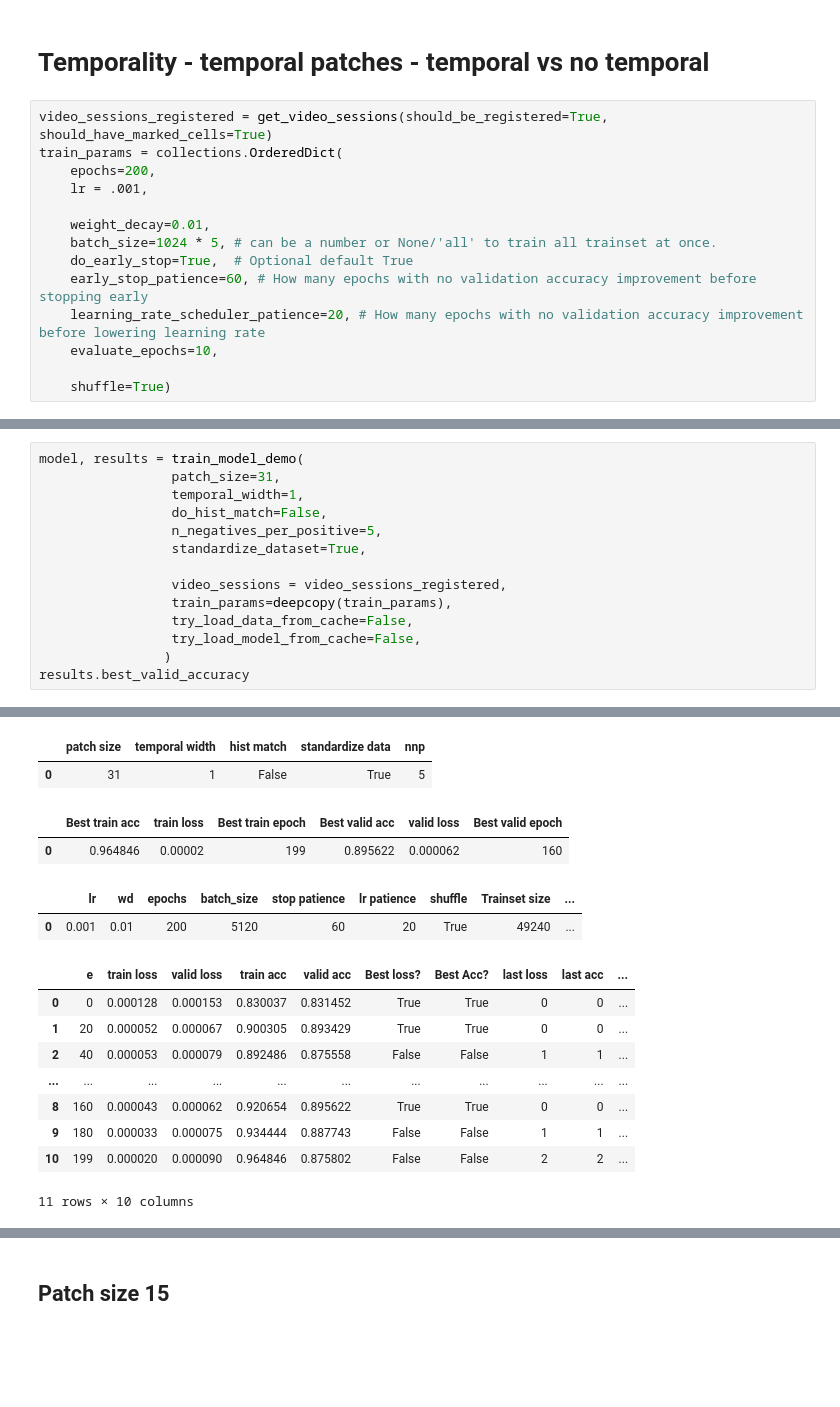
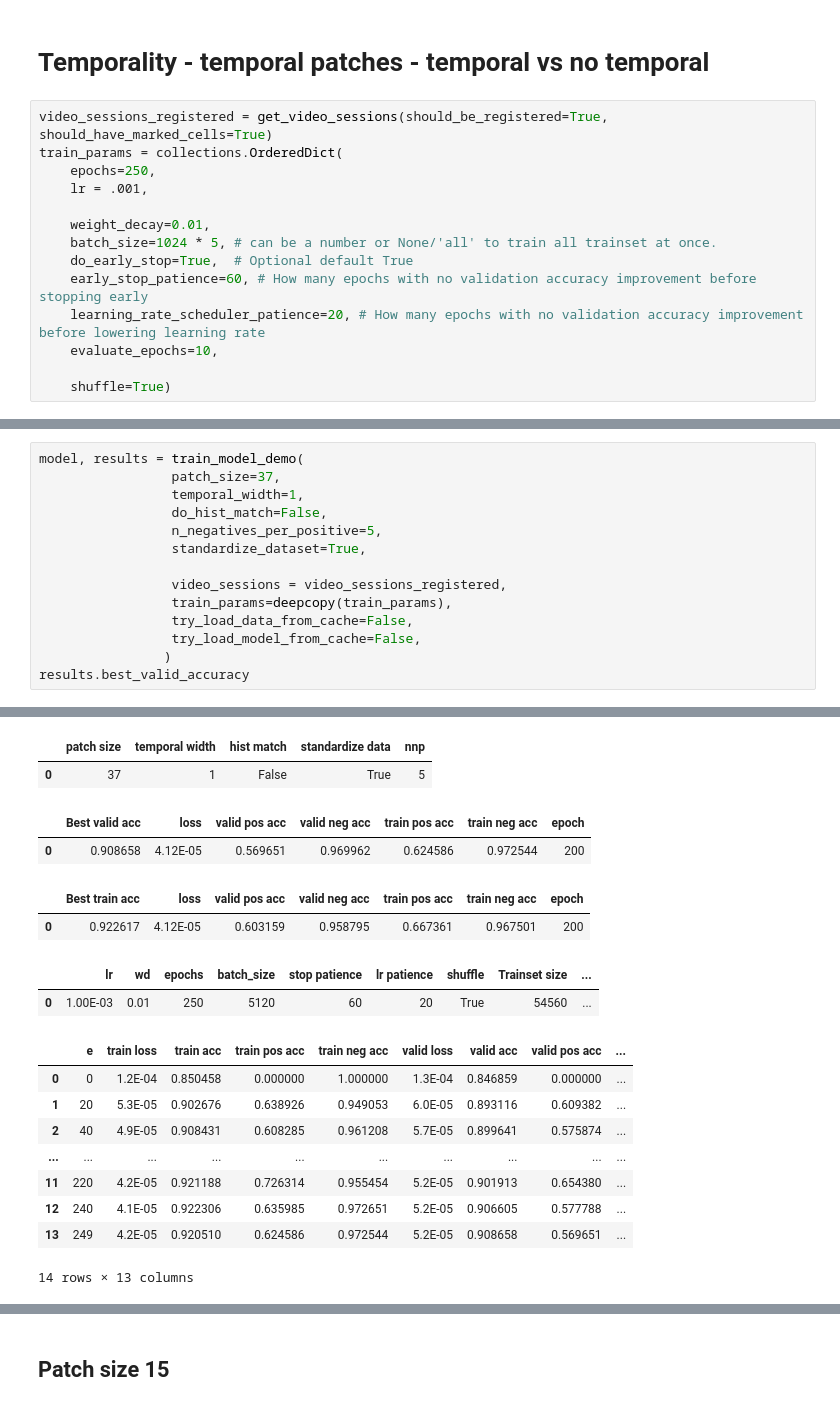
Before and after one commit to cchadj/cell-tracking-ucl-thesis, a Jupyter notebook: train-model-minimal-Copy1.ipynb, the cells around one changed output, grey strips where cells are left out. Cells and saved outputs as stored; diff of their text form; blank space fills up the shorter version.

```diff
--- a/train-model-minimal-Copy1.ipynb
+++ b/train-model-minimal-Copy1.ipynb
@@ -357,7 +367,7 @@ Negative accuracy:       0.976
 # %%
 video_sessions_registered = get_video_sessions(should_be_registered=True, should_have_marked_cells=True)
 train_params = collections.OrderedDict(
-    epochs=200,
+    epochs=250,
     lr = .001,
 
     weight_decay=0.01,
@@ -526,6 +762,6 @@ Negative accuracy:       0.985
 # %%
 model, results = train_model_demo(
-                 patch_size=31,
+                 patch_size=37,
                  temporal_width=1,
                  do_hist_match=False,
                  n_negatives_per_positive=5,
@@ -542,17 +778,19 @@ results.best_valid_accuracy
 'Training new model.'
 'You can interrupt(ctr - C or interrupt kernel in notebook) any time to get the model with the best validation accuracy at the current time.'
 |  | patch size | temporal width | hist match | standardize data | nnp |
-| 0 | 31 | 1 | False | True | 5 |
+| 0 | 37 | 1 | False | True | 5 |
-|  | Best train acc | train loss | Best train epoch | Best valid acc | valid loss | Best valid epoch |
-| 0 | 0.964846 | 0.00002 | 199 | 0.895622 | 0.000062 | 160 |
+|  | Best valid acc | loss | valid pos acc | valid neg acc | train pos acc | train neg acc | epoch |
+| 0 | 0.908658 | 4.12E-05 | 0.569651 | 0.969962 | 0.624586 | 0.972544 | 200 |
-|  | lr | wd | epochs | batch_size | stop patience | lr patience | shuffle | Trainset size | ... |
-| 0 | 0.001 | 0.01 | 200 | 5120 | 60 | 20 | True | 49240 | ... |
+|  | Best train acc | loss | valid pos acc | valid neg acc | train pos acc | train neg acc | epoch |
+| 0 | 0.922617 | 4.12E-05 | 0.603159 | 0.958795 | 0.667361 | 0.967501 | 200 |
-|  | e | train loss | valid loss | train acc | valid acc | Best loss? | Best Acc? | last loss | last acc | ... |
-| 0 | 0 | 0.000128 | 0.000153 | 0.830037 | 0.831452 | True | True | 0 | 0 | ... |
-| 1 | 20 | 0.000052 | 0.000067 | 0.900305 | 0.893429 | True | True | 0 | 0 | ... |
-| 2 | 40 | 0.000053 | 0.000079 | 0.892486 | 0.875558 | False | False | 1 | 1 | ... |
-| ... | ... | ... | ... | ... | ... | ... | ... | ... | ... | ... |
-| 8 | 160 | 0.000043 | 0.000062 | 0.920654 | 0.895622 | True | True | 0 | 0 | ... |
-| 9 | 180 | 0.000033 | 0.000075 | 0.934444 | 0.887743 | False | False | 1 | 1 | ... |
-| 10 | 199 | 0.000020 | 0.000090 | 0.964846 | 0.875802 | False | False | 2 | 2 | ... |
+|  | lr | wd | epochs | batch_size | stop patience | lr patience | shuffle | Trainset size | ... |
+| 0 | 1.00E-03 | 0.01 | 250 | 5120 | 60 | 20 | True | 54560 | ... |
+|  | e | train loss | train acc | train pos acc | train neg acc | valid loss | valid acc | valid pos acc | ... |
+| 0 | 0 | 1.2E-04 | 0.850458 | 0.000000 | 1.000000 | 1.3E-04 | 0.846859 | 0.000000 | ... |
+| 1 | 20 | 5.3E-05 | 0.902676 | 0.638926 | 0.949053 | 6.0E-05 | 0.893116 | 0.609382 | ... |
+| 2 | 40 | 4.9E-05 | 0.908431 | 0.608285 | 0.961208 | 5.7E-05 | 0.899641 | 0.575874 | ... |
+| ... | ... | ... | ... | ... | ... | ... | ... | ... | ... |
+| 11 | 220 | 4.2E-05 | 0.921188 | 0.726314 | 0.955454 | 5.2E-05 | 0.901913 | 0.654380 | ... |
+| 12 | 240 | 4.1E-05 | 0.922306 | 0.635985 | 0.972651 | 5.2E-05 | 0.906605 | 0.577788 | ... |
+| 13 | 249 | 4.2E-05 | 0.920510 | 0.624586 | 0.972544 | 5.2E-05 | 0.908658 | 0.569651 | ... |
-11 rows × 10 columns
+14 rows × 13 columns
```
Also changed, not shown: parts of 136 cells of this notebook, 1 other file.
